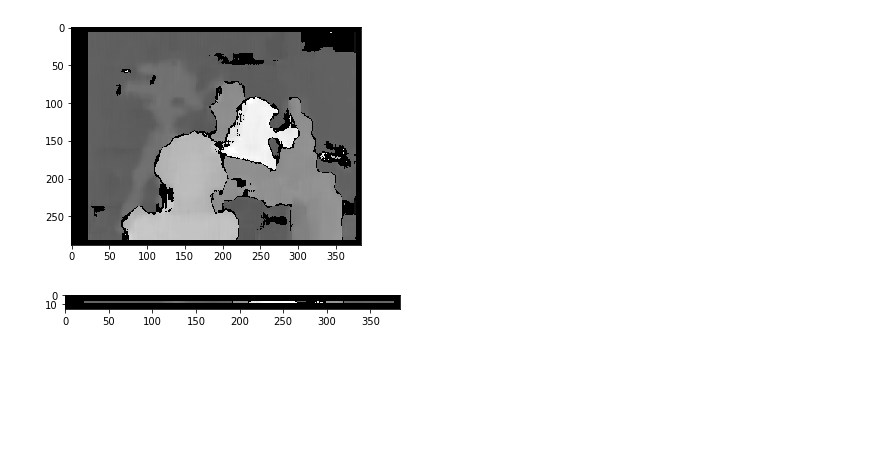
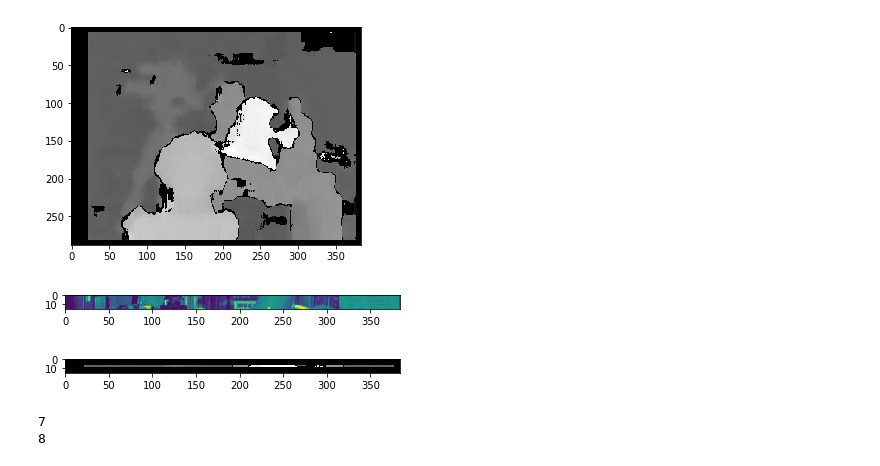
Before and after one commit to MAP-Team/haptic-camera-system, a Jupyter notebook: data_science/notebooks/image_trim.ipynb, the cells around one changed output. Saved outputs shown, nothing was run; the diff lists cells and outputs as text; code cells hidden in the pictures; blank space fills up the shorter version.

```diff
--- a/data_science/notebooks/image_trim.ipynb
+++ b/data_science/notebooks/image_trim.ipynb
@@ -21,7 +21,19 @@ imgR_trim = imgR[y:y+h].copy()
 # %%
 disparity = stereo.compute(imgL_trim, imgR_trim)
 # %%
+plt.imshow(imgL_trim)
+plt.show()
 plt.imshow(disparity, 'gray')
 plt.show()
 # %% [output]
-[figure, old version]
+[figure, new version]
+[figure, added]
+# %%
+for arr in range(len(disparity)):
+    for i in disparity[arr]:
+        if i != -16:
+            print(arr)
+            break
+# %% [output]
+7
+8
```
Also changed, not shown: parts of 1 cell of this notebook, 3 other files.
